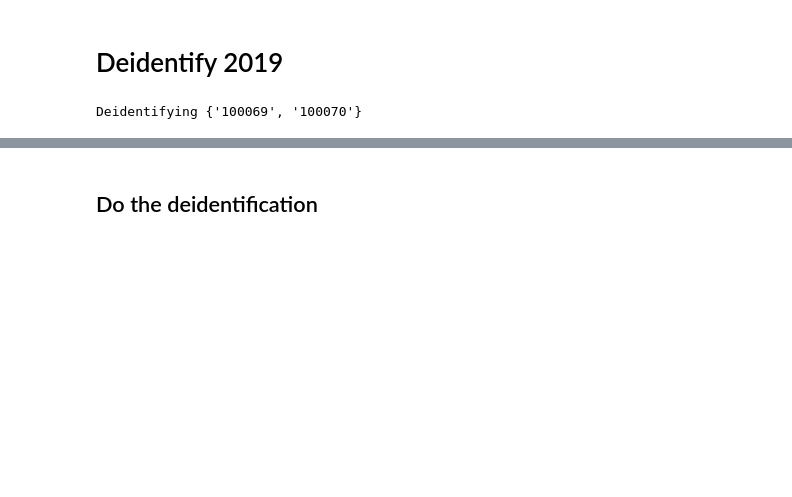
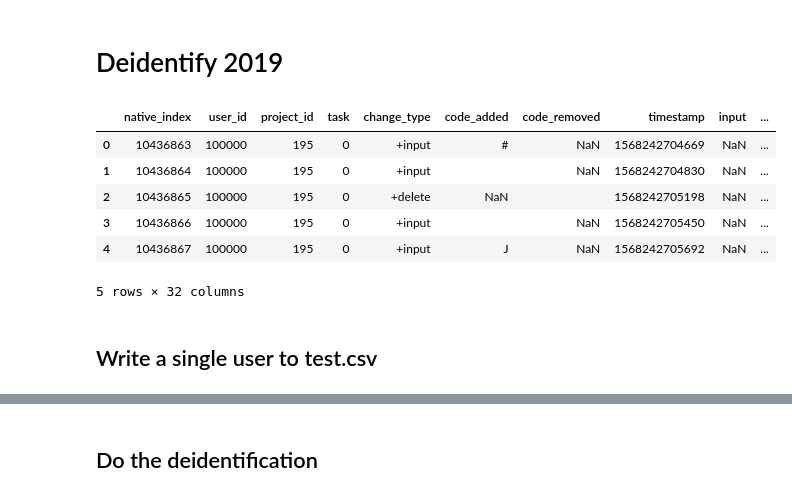
Before and after one commit to EdwardsLabUSU/DeidentifyKeystrokes, a Jupyter notebook: deidentify.ipynb, the cells around one changed output, grey strips where cells are left out. Drawn from its saved outputs; the diff is of its cells as text; code cells hidden in the pictures; blank space fills up the shorter version.

Commit message:
in the middle of fixing bug when delete text is not equal to insert text

```diff
--- a/deidentify.ipynb
+++ b/deidentify.ipynb
@@ -933,4 +667,6 @@ run = test
 # %%
 # df_2019.to_csv('data-2019/phanon2ps2-4.csv', index=False)
 # %%
-df_2019 = pd.read_csv('data-2019/phanon2ps2-3.csv')
+df_2019 = pd.read_csv('data-2019/phanon2ps2-4.csv')
+df_2019.SubjectID = df_2019.SubjectID.astype('str')
+df_2019.AssignmentID = df_2019.AssignmentID.astype('str')
@@ -937 +695,13 @@ df_2019 = pd.read_csv('data-2019/phanon2ps2-3.csv')
+# %%
+df_2019.head()
+# %% [output]
+|  | native_index | user_id | project_id | task | change_type | code_added | code_removed | timestamp | input | ... |
+| 0 | 10436863 | 100000 | 195 | 0 | +input | # | NaN | 1568242704669 | NaN | ... |
+| 1 | 10436864 | 100000 | 195 | 0 | +input |  | NaN | 1568242704830 | NaN | ... |
+| 2 | 10436865 | 100000 | 195 | 0 | +delete | NaN |  | 1568242705198 | NaN | ... |
+| 3 | 10436866 | 100000 | 195 | 0 | +input |  | NaN | 1568242705450 | NaN | ... |
+| 4 | 10436867 | 100000 | 195 | 0 | +input | J | NaN | 1568242705692 | NaN | ... |
+5 rows × 32 columns
+# %% [markdown]
+## Write a single user to test.csv
 # %%
@@ -938,11 +709,2 @@ df_2019 = pd.read_csv('data-2019/phanon2ps2-3.csv')
 df_2019.SubjectID = df_2019.SubjectID.astype('str')
 df_2019.AssignmentID = df_2019.AssignmentID.astype('str')
-# %%
-students = df_2019.SubjectID.unique()
-# students = set(students[:8])
-students = set(['100069', '100070'])
-print('Deidentifying {}'.format(students))
-df = df_2019[df_2019.SubjectID.isin(students)].copy()
-df.to_csv('test.csv')
-# %% [output]
-Deidentifying {'100069', '100070'}
```
Also changed, not shown: parts of 111 cells of this notebook.
